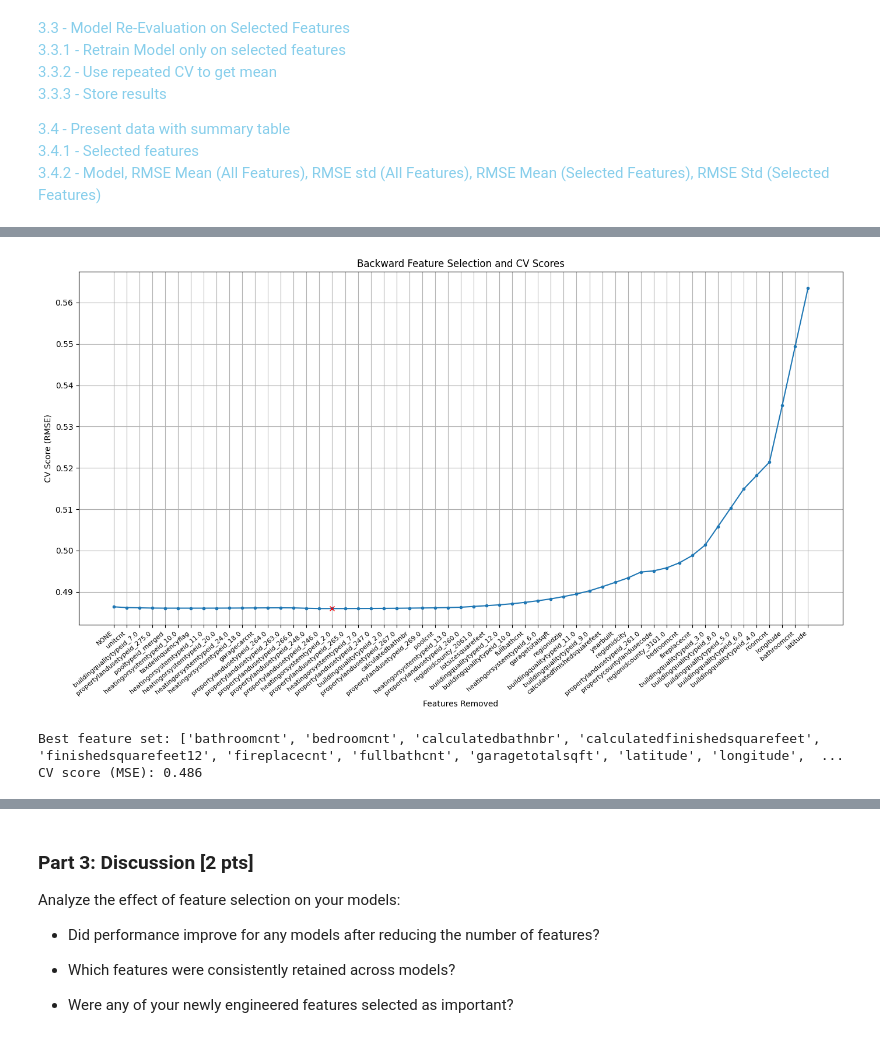
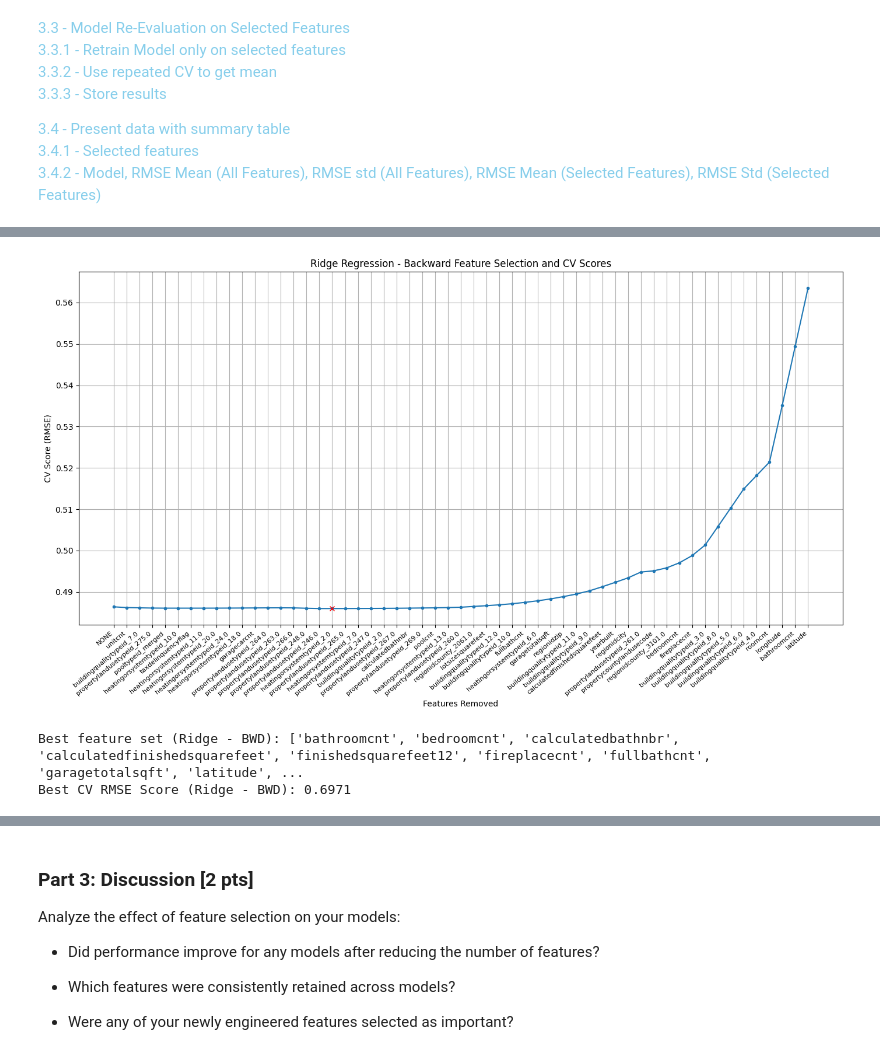
Before and after one commit to asaparson/DX603-Milestone2, a Jupyter notebook: Milestone_02.ipynb, the cells around one changed output, grey strips where cells are left out. Drawn from its saved outputs; the diff is of its cells as text; code cells hidden in the pictures.

```diff
--- a/Milestone_02.ipynb
+++ b/Milestone_02.ipynb
@@ -658,33 +762,62 @@ NameError: name 'forward_feature_selection' is not defined
 # %%
-#3.2.2 - Ridge Regression: Backwards Feature Selection
+# #3.2.2 - Ridge Regression: Backwards Feature Selection
 
-#need to transform np.array to pd df
+# #need to transform np.array to pd df
+# X_train_scaled_df = pd.DataFrame(X_train_scaled, columns=X_train.columns)
+
+# model = Ridge()
+
+# selected_features, best_scores, best_forward_features, best_score =    (
+#         backward_feature_selection(X_train_scaled_df, y_train, model, verbose=False) )
+
+
+# plt.figure(figsize=(14, 8))
+# plt.title('Backward Feature Selection and CV Scores')
+# plt.plot(range(1, len(best_scores) + 1), best_scores, marker='.')
+# index = np.argmin(best_scores)
+# plt.plot([index + 1], best_scores[index], marker='x', color='red')
+# plt.xticks(range(1, len(selected_features) + 1), selected_features, rotation=40, ha='right', fontsize=8)
+# plt.xlabel('Features Removed')
+# plt.ylabel('CV Score (RMSE)')
+# plt.grid()
+# plt.tight_layout()
+# plt.show()
+
+# # Print minimum cv score
+
+# print("Best feature set:", best_feature_set)
+# print("CV score (MSE):",np.around(best_score,4))
+
+# 3.2.2 - Ridge Regression: Backward Feature Selection
+
+# Transform np.array to pd DataFrame
 X_train_scaled_df = pd.DataFrame(X_train_scaled, columns=X_train.columns)
 
-model = Ridge()
+ridge_bwd_model = Ridge()
 
-selected_features, best_scores, best_forward_features, best_score =    (
-        backward_feature_selection(X_train_scaled_df, y_train, model, verbose=False) )
+# Perform backward feature selection
+ridge_bwd_selected_features, ridge_bwd_mse_scores, ridge_bwd_best_features, ridge_bwd_best_mse = (
+    backward_feature_selection(X_train_scaled_df, y_train, ridge_bwd_model, verbose=False)
+)
 
-
+# Plot the results
 plt.figure(figsize=(14, 8))
-plt.title('Backward Feature Selection and CV Scores')
-plt.plot(range(1, len(best_scores) + 1), best_scores, marker='.')
-index = np.argmin(best_scores)
-plt.plot([index + 1], best_scores[index], marker='x', color='red')
-plt.xticks(range(1, len(selected_features) + 1), selected_features, rotation=40, ha='right', fontsize=8)
+plt.title('Ridge Regression - Backward Feature Selection and CV Scores')
+plt.plot(range(1, len(ridge_bwd_mse_scores) + 1), ridge_bwd_mse_scores, marker='.')
+ridge_bwd_index = np.argmin(ridge_bwd_mse_scores)
+plt.plot([ridge_bwd_index + 1], ridge_bwd_mse_scores[ridge_bwd_index], marker='x', color='red')
+plt.xticks(range(1, len(ridge_bwd_selected_features) + 1), ridge_bwd_selected_features, rotation=40, ha='right', fontsize=8)
 plt.xlabel('Features Removed')
 plt.ylabel('CV Score (RMSE)')
 plt.grid()
 plt.tight_layout()
 plt.show()
 
-# Print minimum cv score
-
-print("Best feature set:", best_feature_set)
-print("CV score (MSE):",np.around(best_score,4))
+# Print best subset and corresponding RMSE
+print("Best feature set (Ridge - BWD):", ridge_bwd_best_features)
+print("Best CV RMSE Score (Ridge - BWD):", np.sqrt(ridge_bwd_best_mse).round(4))
 # %% [output]
-[figure, old version]
+[figure, new version]
-Best feature set: ['bathroomcnt', 'bedroomcnt', 'calculatedbathnbr', 'calculatedfinishedsquarefeet', 'finishedsquarefeet12', 'fireplacecnt', 'fullbathcnt', 'garagetotalsqft', 'latitude', 'longitude',  ...
-CV score (MSE): 0.486
+Best feature set (Ridge - BWD): ['bathroomcnt', 'bedroomcnt', 'calculatedbathnbr', 'calculatedfinishedsquarefeet', 'finishedsquarefeet12', 'fireplacecnt', 'fullbathcnt', 'garagetotalsqft', 'latitude', ...
+Best CV RMSE Score (Ridge - BWD): 0.6971
 # %%
```
Also changed, not shown: parts of 11 cells of this notebook.
